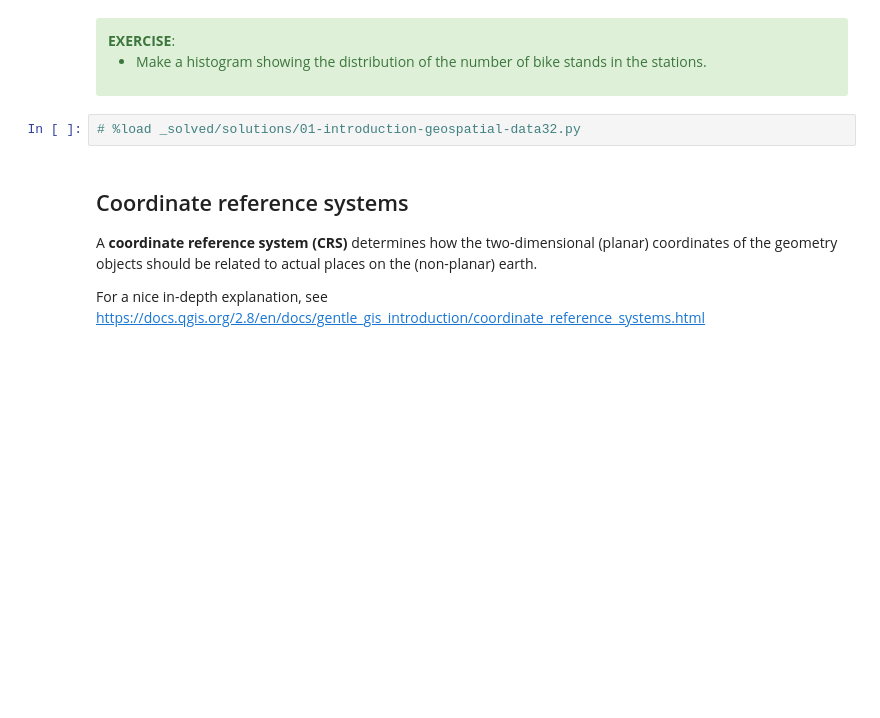
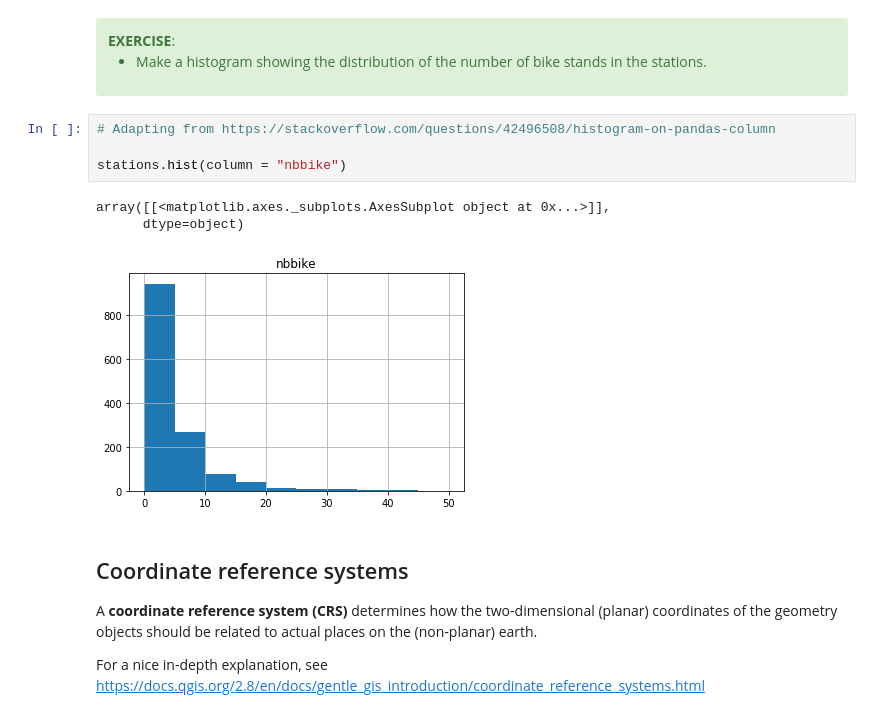
Before and after one commit to LorenzMenendez/UChicago-GIS-Coursework, a Jupyter notebook: Labs/Lab 4/01-introduction-geospatial-data.ipynb, the cells around one changed output. Saved outputs shown, nothing was run; the diff lists cells and outputs as text; blank space fills up the shorter version.

```diff
--- a/Labs/Lab 4/01-introduction-geospatial-data.ipynb
+++ b/Labs/Lab 4/01-introduction-geospatial-data.ipynb
@@ -256,8 +336,14 @@ Let's explore those datasets:
  </ul>
 
 </div>
-# %%
-# %load _solved/solutions/01-introduction-geospatial-data32.py
+# %%
+# Adapting from https://stackoverflow.com/questions/42496508/histogram-on-pandas-column
+
+stations.hist(column = "nbbike")
+# %% [output]
+array([[<matplotlib.axes._subplots.AxesSubplot object at 0x...>]],
+      dtype=object)
+[figure, added]
 # %% [markdown]
 ## Coordinate reference systems
 
```
Also changed, not shown: parts of 40 cells of this notebook, 22 other files.
